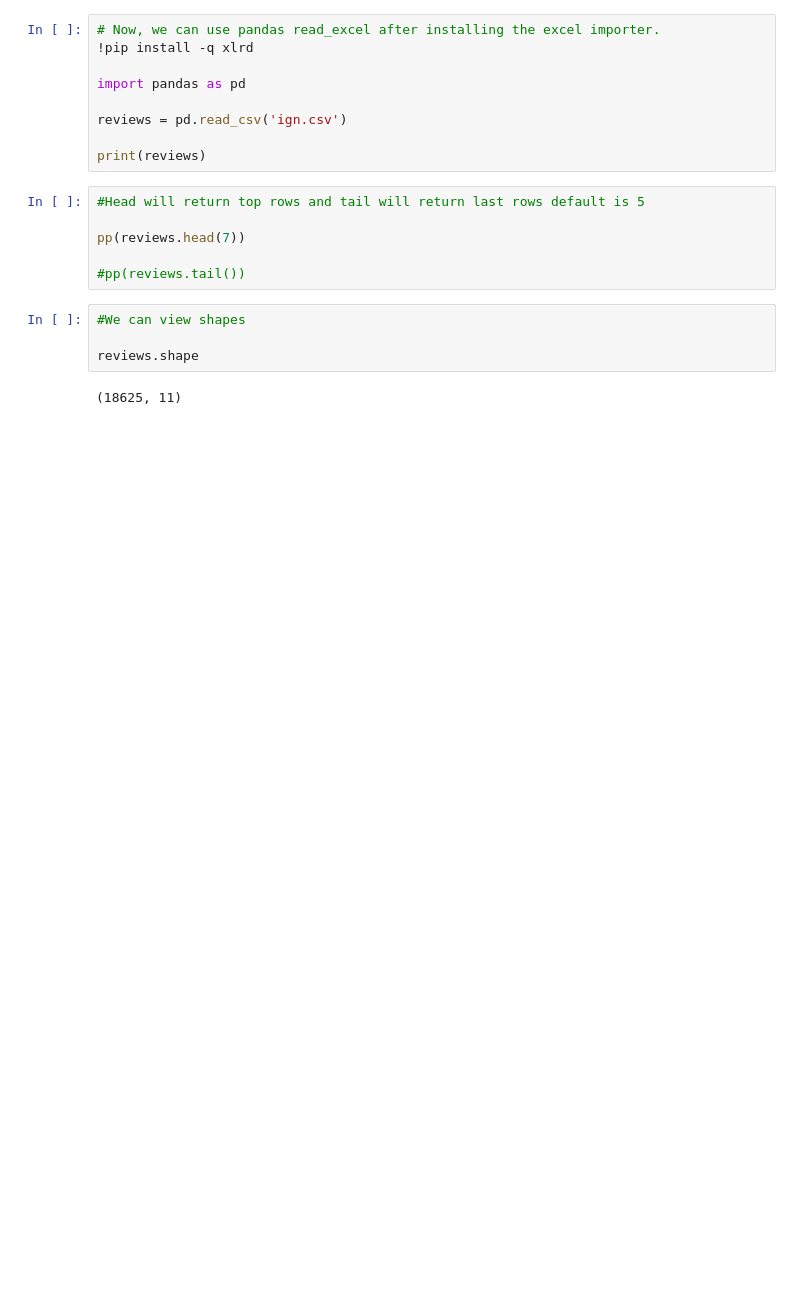
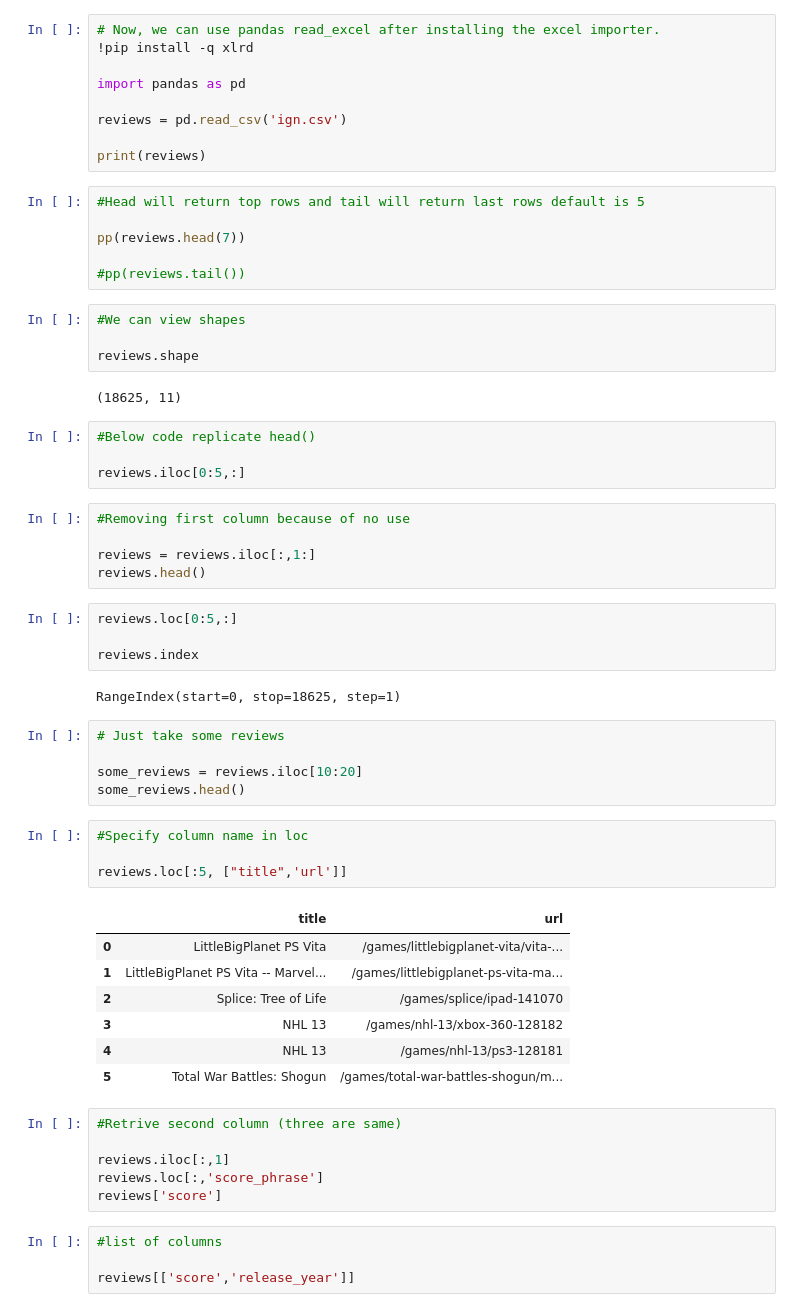
Before and after one commit to princekiran/EliteExports, a Jupyter notebook: practice_pandas.ipynb, the cells around one changed output. Cells and saved outputs as stored; diff of their text form; blank space fills up the shorter version.

```diff
--- a/practice_pandas.ipynb
+++ b/practice_pandas.ipynb
@@ -50,3 +53,45 @@ pp(reviews.head(7))
 reviews.shape
 # %% [output]
 (18625, 11)
+# %%
+#Below code replicate head()
+
+reviews.iloc[0:5,:]
+# %%
+#Removing first column because of no use
+
+reviews = reviews.iloc[:,1:]
+reviews.head()
+# %%
+reviews.loc[0:5,:]
+
+reviews.index
+# %% [output]
+RangeIndex(start=0, stop=18625, step=1)
+# %%
+# Just take some reviews
+
+some_reviews = reviews.iloc[10:20]
+some_reviews.head()
+# %%
+#Specify column name in loc
+
+reviews.loc[:5, ["title",'url']]
+# %% [output]
+|  | title | url |
+| 0 | LittleBigPlanet PS Vita | /games/littlebigplanet-vita/vita-... |
+| 1 | LittleBigPlanet PS Vita -- Marvel... | /games/littlebigplanet-ps-vita-ma... |
+| 2 | Splice: Tree of Life | /games/splice/ipad-141070 |
+| 3 | NHL 13 | /games/nhl-13/xbox-360-128182 |
+| 4 | NHL 13 | /games/nhl-13/ps3-128181 |
+| 5 | Total War Battles: Shogun | /games/total-war-battles-shogun/m... |
+# %%
+#Retrive second column (three are same)
+
+reviews.iloc[:,1]
+reviews.loc[:,'score_phrase']
+reviews['score']
+# %%
+#list of columns
+
+reviews[['score','release_year']]
```
Also changed, not shown: parts of 14 cells of this notebook.
